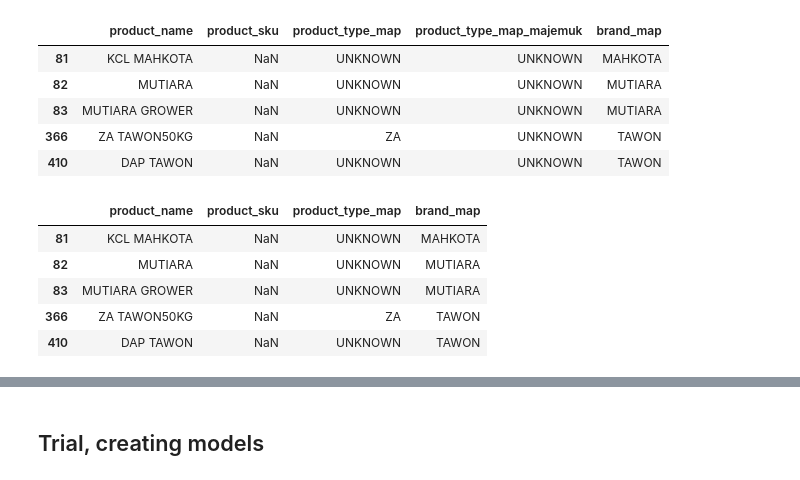
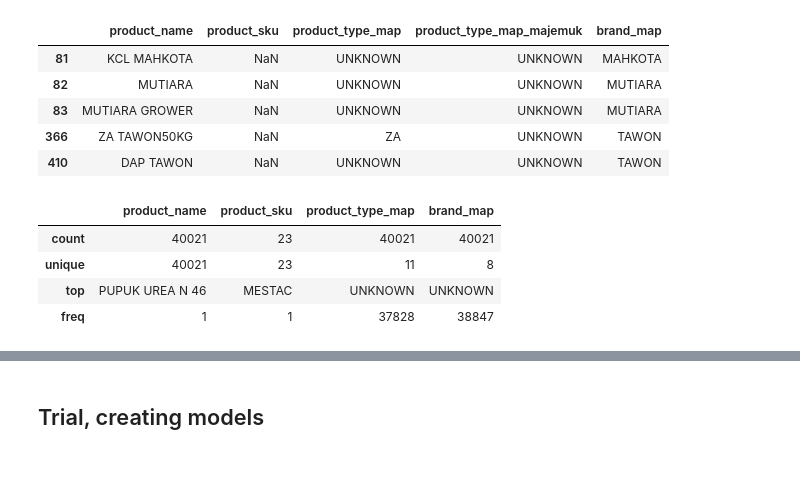
Before and after one commit to sakabmw/dsw-2023, a Jupyter notebook: ctx.ipynb, the cells around one changed output, grey strips where cells are left out. Cells and saved outputs as stored; diff of their text form; code cells hidden in the pictures.

```diff
--- a/ctx.ipynb
+++ b/ctx.ipynb
@@ -413,15 +489,14 @@ product_pos[product_pos['brand_map'] != 'UNKNOWN'].head()
 # %%
 # Remove column `product_type_map_majemuk` since it is no longer used
 product_pos = product_pos.drop(['product_type_map_majemuk'], axis=1)
-# %%
-product_pos[product_pos['brand_map'] != 'UNKNOWN'].head()
-# %% [output]
-|  | product_name | product_sku | product_type_map | brand_map |
-| 81 | KCL MAHKOTA | NaN | UNKNOWN | MAHKOTA |
-| 82 | MUTIARA | NaN | UNKNOWN | MUTIARA |
-| 83 | MUTIARA GROWER | NaN | UNKNOWN | MUTIARA |
-| 366 | ZA TAWON50KG | NaN | ZA | TAWON |
-| 410 | DAP TAWON | NaN | UNKNOWN | TAWON |
+# %%
+product_pos.describe()
+# %% [output]
+|  | product_name | product_sku | product_type_map | brand_map |
+| count | 40021 | 23 | 40021 | 40021 |
+| unique | 40021 | 23 | 11 | 8 |
+| top | PUPUK UREA N 46 | MESTAC | UNKNOWN | UNKNOWN |
+| freq | 1 | 1 | 37828 | 38847 |
 # %%
 product_pos[product_pos['product_type_map'] != 'UNKNOWN'].count()
 # %% [output]
```
Also changed, not shown: parts of 38 cells of this notebook.
